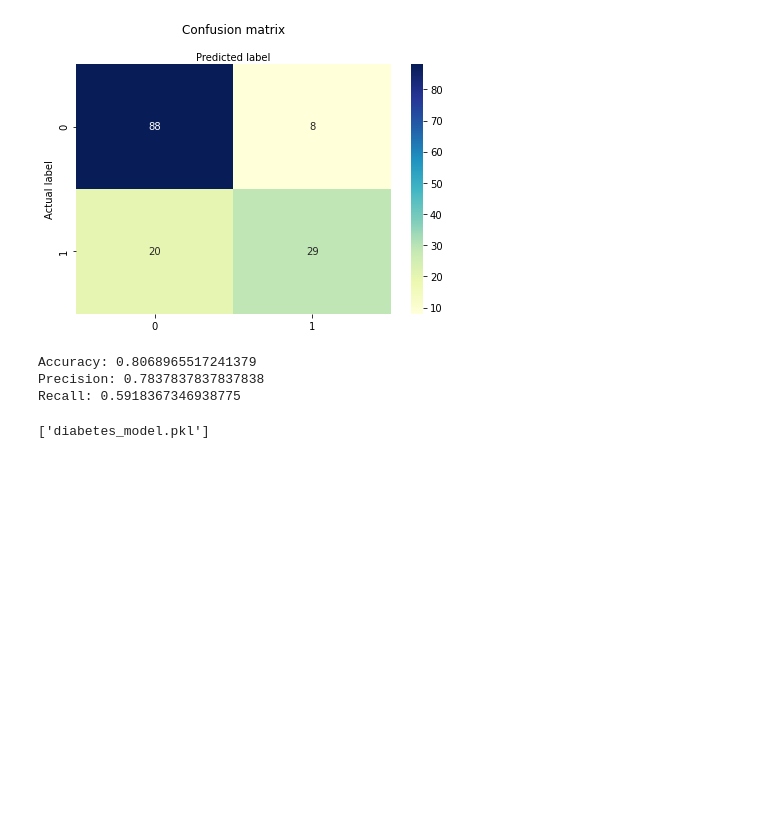
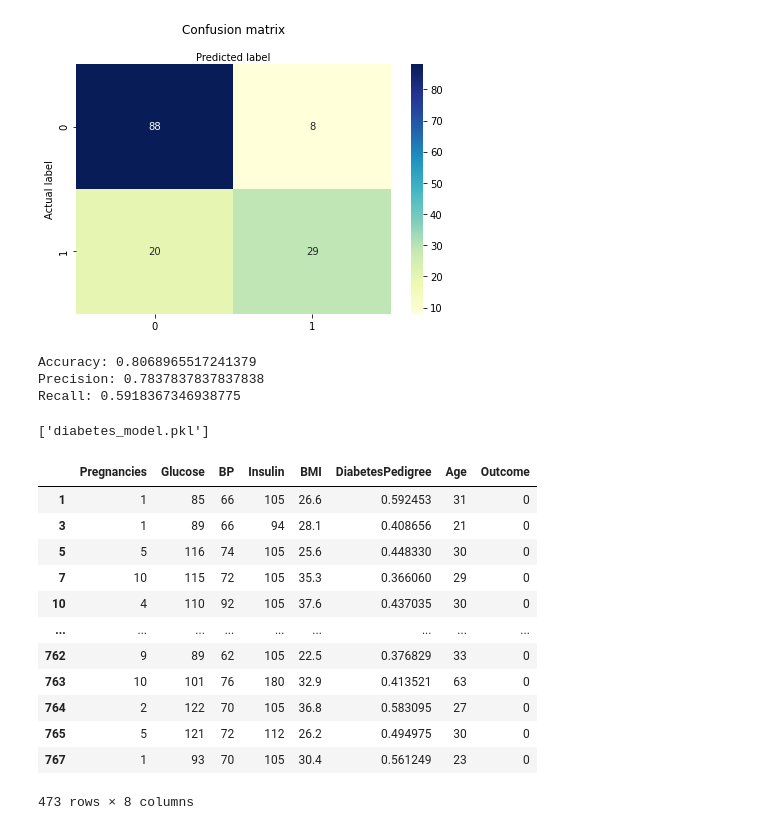
Before and after one commit to Aditk23/Diabetes-Prediction, a Jupyter notebook: diabetes_model.ipynb, the cells around one changed output. Saved outputs shown, nothing was run; the diff lists cells and outputs as text; code cells hidden in the pictures; blank space fills up the shorter version.

```diff
--- a/diabetes_model.ipynb
+++ b/diabetes_model.ipynb
@@ -493,3 +493,19 @@ import joblib
 joblib.dump(fit_rf, 'diabetes_model.pkl')
 # %% [output]
 ['diabetes_model.pkl']
+# %%
+data.loc[data.Outcome==0]
+# %% [output]
+|  | Pregnancies | Glucose | BP | Insulin | BMI | DiabetesPedigree | Age | Outcome |
+| 1 | 1 | 85 | 66 | 105 | 26.6 | 0.592453 | 31 | 0 |
+| 3 | 1 | 89 | 66 | 94 | 28.1 | 0.408656 | 21 | 0 |
+| 5 | 5 | 116 | 74 | 105 | 25.6 | 0.448330 | 30 | 0 |
+| 7 | 10 | 115 | 72 | 105 | 35.3 | 0.366060 | 29 | 0 |
+| 10 | 4 | 110 | 92 | 105 | 37.6 | 0.437035 | 30 | 0 |
+| ... | ... | ... | ... | ... | ... | ... | ... | ... |
+| 762 | 9 | 89 | 62 | 105 | 22.5 | 0.376829 | 33 | 0 |
+| 763 | 10 | 101 | 76 | 180 | 32.9 | 0.413521 | 63 | 0 |
+| 764 | 2 | 122 | 70 | 105 | 36.8 | 0.583095 | 27 | 0 |
+| 765 | 5 | 121 | 72 | 112 | 26.2 | 0.494975 | 30 | 0 |
+| 767 | 1 | 93 | 70 | 105 | 30.4 | 0.561249 | 23 | 0 |
+473 rows × 8 columns
```
Also changed, not shown: parts of 1 cell of this notebook, 2 other files.
